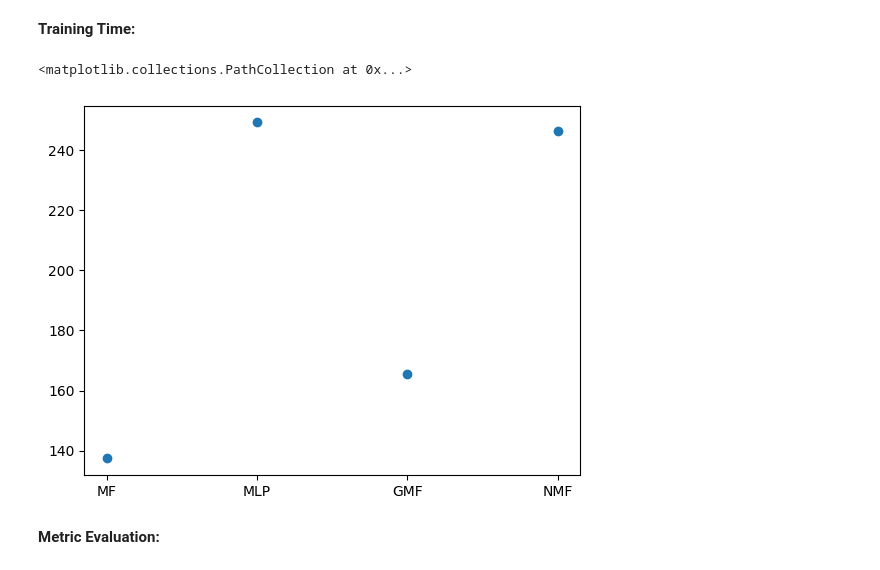
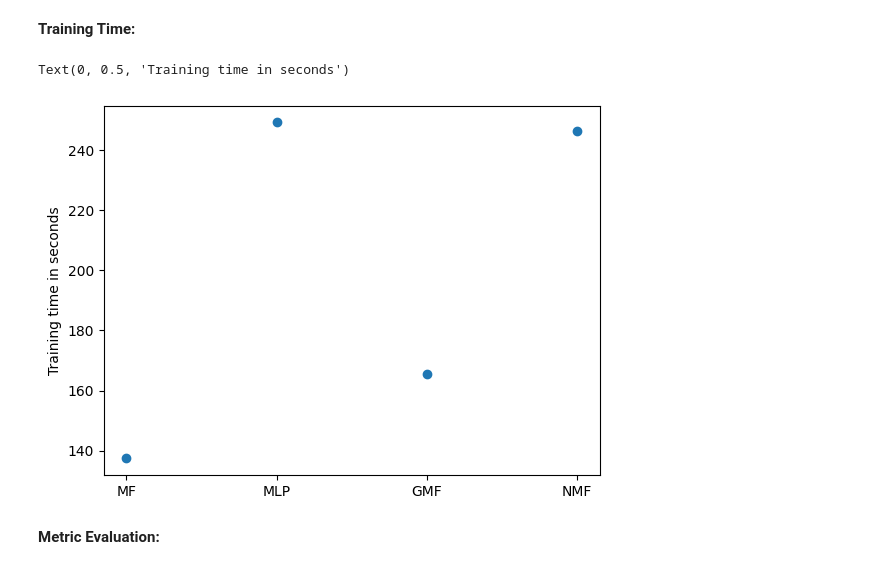
Before and after one commit to tsalex1992/Recommendation-Systems, a Jupyter notebook: HW3/Assignment3.ipynb, the cells around one changed output. Cells and saved outputs as stored; diff of their text form; code cells hidden in the pictures.

```diff
--- a/HW3/Assignment3.ipynb
+++ b/HW3/Assignment3.ipynb
@@ -884,9 +886,11 @@ for model_name, loss_history in loss_history_per_model.items():
 # %%
 # plot a scatter plot of the training times for each model
 plt.scatter(train_times_per_model.keys(), train_times_per_model.values())
+# Add y axis label as "Training time in seconds"
+plt.ylabel("Training time in seconds")
 # %% [output]
-<matplotlib.collections.PathCollection at 0x...>
+Text(0, 0.5, 'Training time in seconds')
-[figure, old version]
+[figure, new version]
 # %% [markdown]
 **Metric Evaluation:**
 # %%
```
Also changed, not shown: parts of 6 cells of this notebook.
